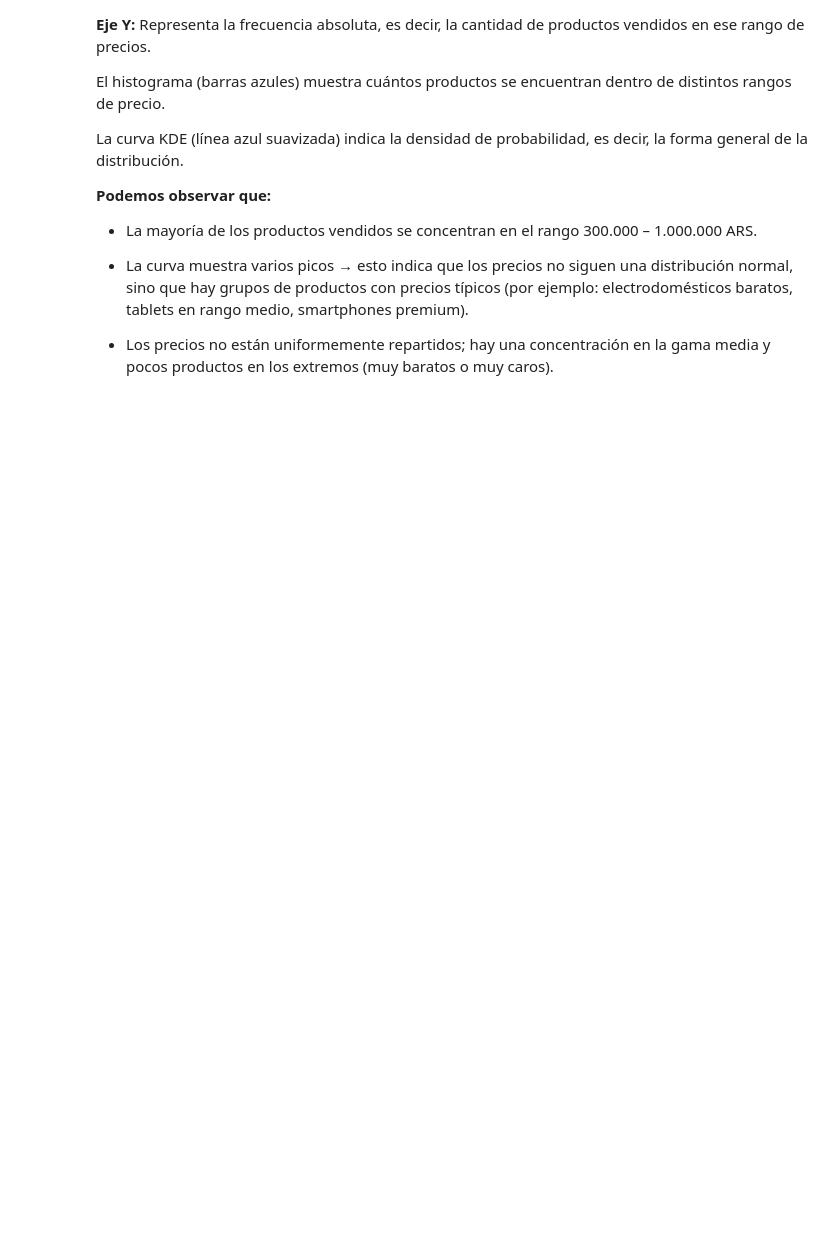
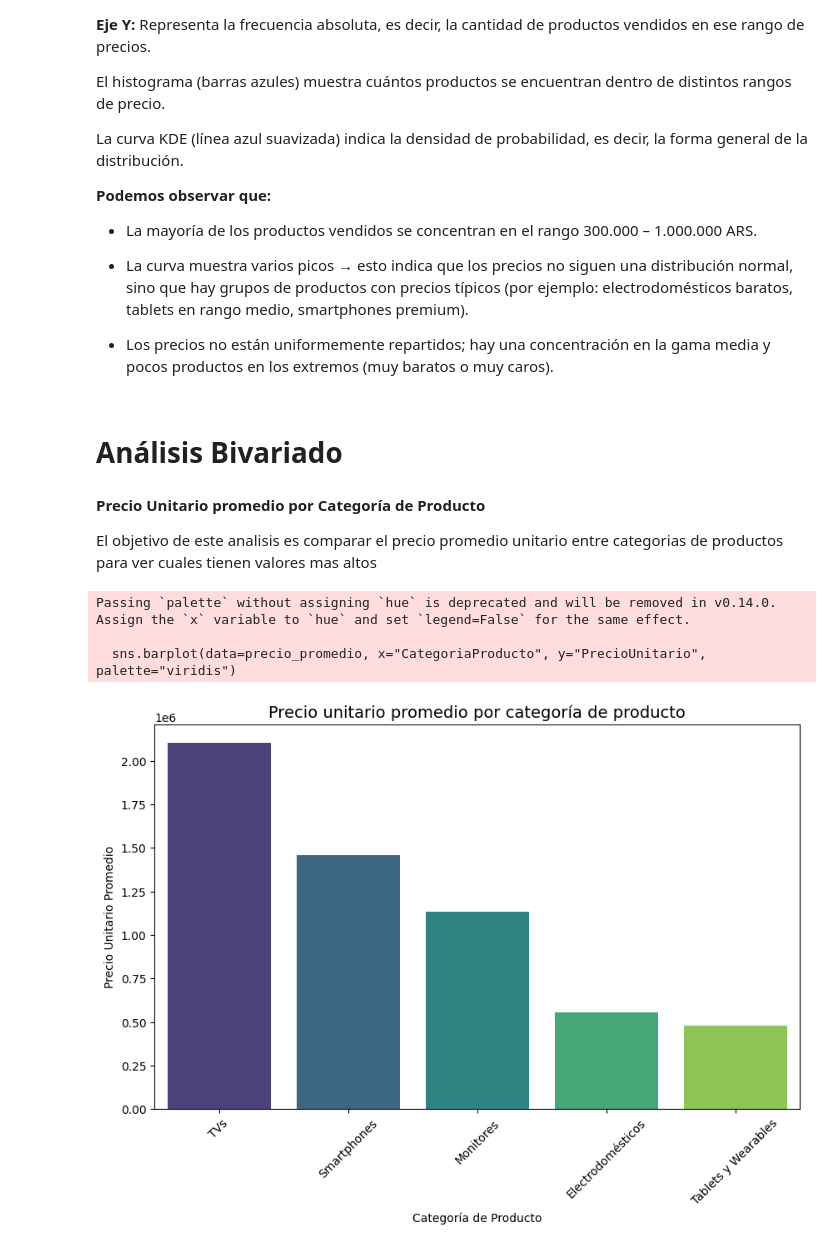
Before and after one commit to andresmd81/DataScience, a Jupyter notebook: ProyectoDS_Parte1_DiazAndres.ipynb, the cells around one changed output. Cells and saved outputs as stored; diff of their text form; code cells hidden in the pictures; blank space fills up the shorter version.

```diff
--- a/ProyectoDS_Parte1_DiazAndres.ipynb
+++ b/ProyectoDS_Parte1_DiazAndres.ipynb
@@ -127,3 +127,29 @@ La curva KDE (línea azul suavizada) indica la densidad de probabilidad, es deci
 
 
 * Los precios no están uniformemente repartidos; hay una concentración en la gama media y pocos productos en los extremos (muy baratos o muy caros).
+# %% [markdown]
+# Análisis Bivariado
+# %% [markdown]
+**Precio Unitario promedio por Categoría de Producto**
+
+El objetivo de este analisis es comparar el precio promedio unitario entre categorias de productos para ver cuales tienen valores mas altos
+# %%
+# Agrupa por Categoría y calcular el precio promedio
+precio_promedio = df.groupby("CategoriaProducto")["PrecioUnitario"].mean().reset_index()
+
+# Ordena de mayor a menor
+precio_promedio = precio_promedio.sort_values(by="PrecioUnitario", ascending=False)
+
+
+plt.figure(figsize=(10,6))
+sns.barplot(data=precio_promedio, x="CategoriaProducto", y="PrecioUnitario", palette="viridis")
+plt.title("Precio unitario promedio por categoría de producto", fontsize=14)
+plt.xticks(rotation=45)
+plt.ylabel("Precio Unitario Promedio")
+plt.xlabel("Categoría de Producto")
+plt.show()
+# %% [output]
+Passing `palette` without assigning `hue` is deprecated and will be removed in v0.14.0. Assign the `x` variable to `hue` and set `legend=False` for the same effect.
+
+  sns.barplot(data=precio_promedio, x="CategoriaProducto", y="PrecioUnitario", palette="viridis")
+[figure, added]
```
Also changed, not shown: parts of 7 cells of this notebook.
